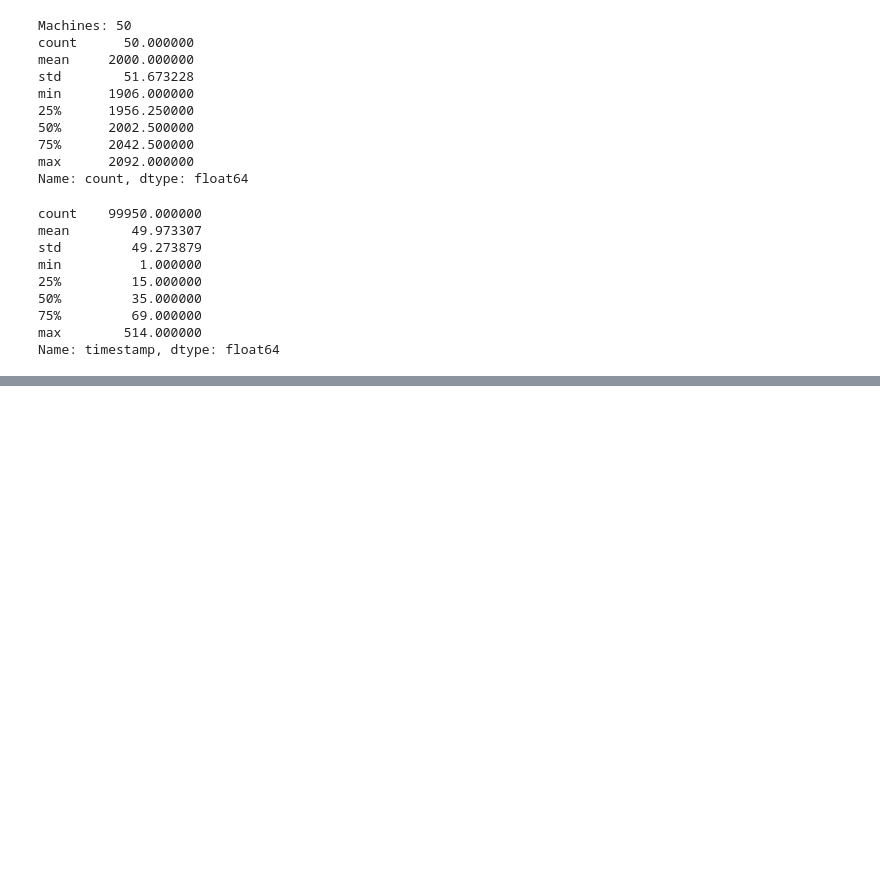
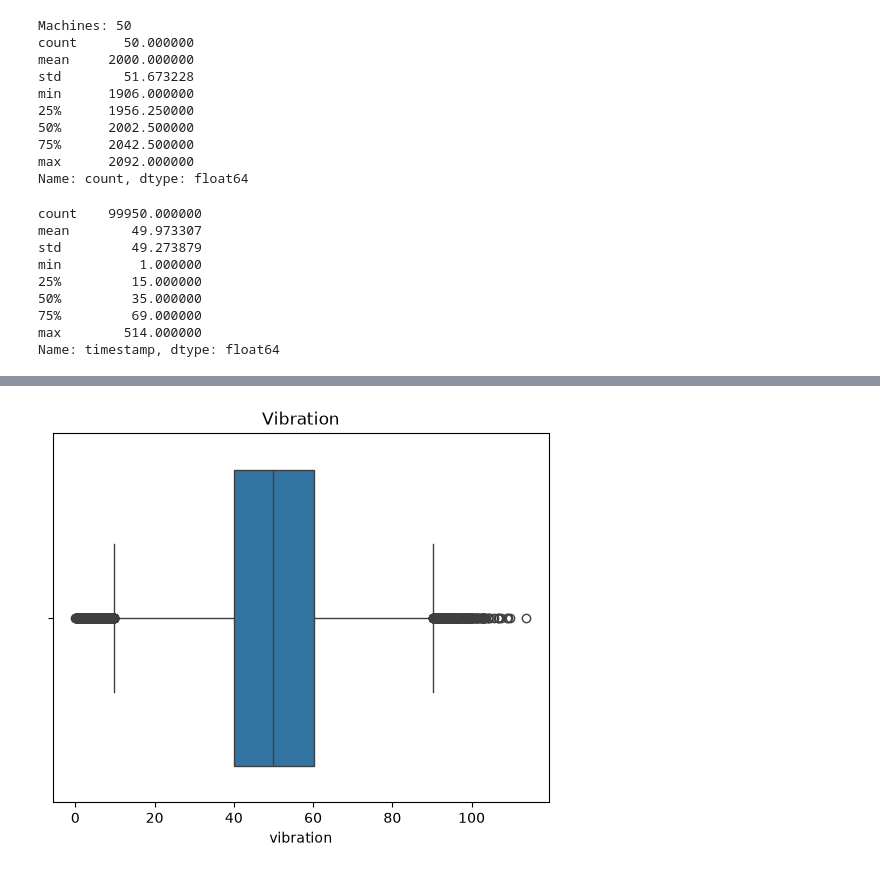
Before and after one commit to ssy-07678/AI-Solution-Project, a Jupyter notebook: eda.ipynb, the cells around one changed output, grey strips where cells are left out. Saved outputs shown, nothing was run; the diff lists cells and outputs as text; code cells hidden in the pictures; blank space fills up the shorter version.

```diff
--- a/eda.ipynb
+++ b/eda.ipynb
@@ -154,0 +320,5 @@ Name: vibration, dtype: float64
+# %%
+# Fix: remove the minus sign
+df['vibration'] = df['vibration'].abs()
+print('Negative count after fix:', (df['vibration'] < 0).sum())
+print(df['vibration'].describe())
@@ -154,0 +341,6 @@ Name: vibration, dtype: float64
+# %%
+sns.boxplot(x=df['vibration'])
+plt.title('Vibration')
+plt.show()
+# %% [output]
+[figure, added]
```
Also changed, not shown: parts of 58 cells of this notebook.
